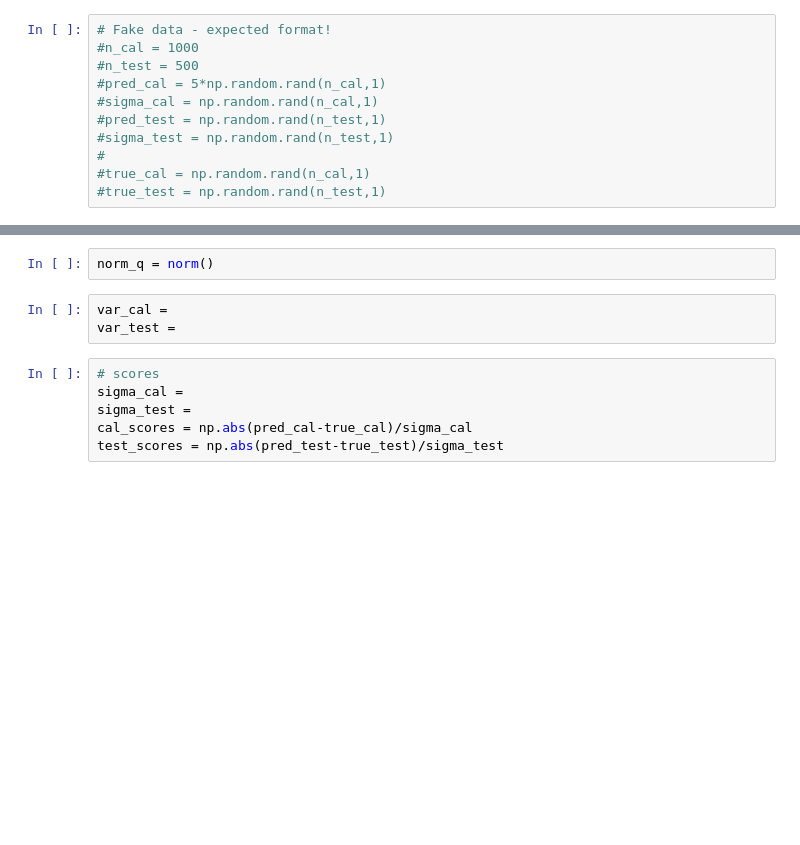
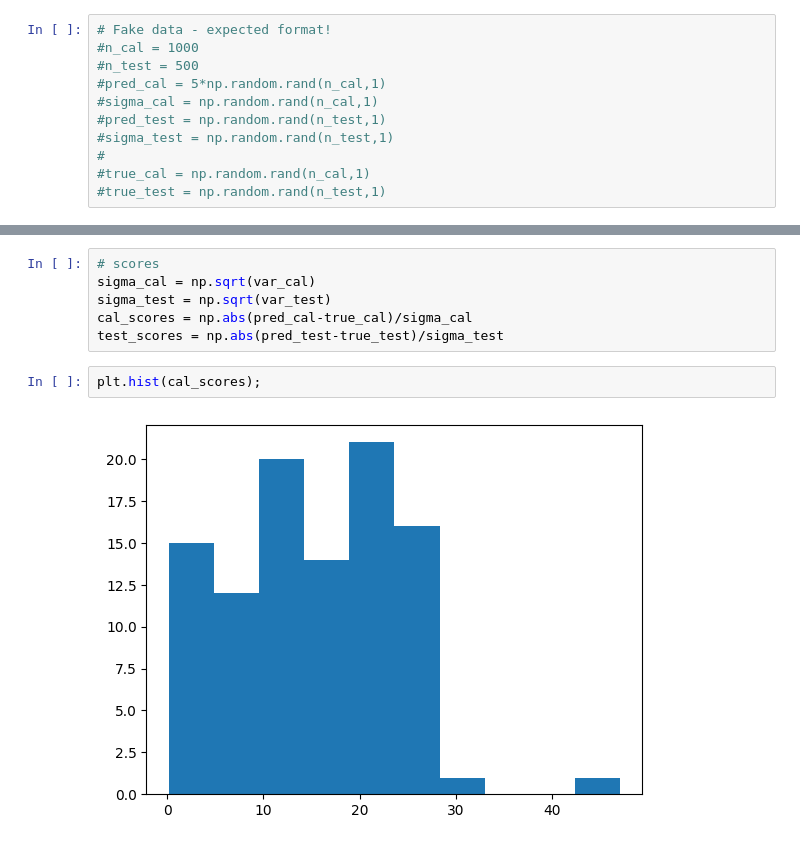
Before and after one commit to JoaoCalem/Conformal-Sparsemax, a Jupyter notebook: conformal_sparsemax/conformal_predictors/conformal_regressor.ipynb, the cells around one changed output, grey strips where cells are left out. Cells and saved outputs as stored; diff of their text form; blank space fills up the shorter version.

```diff
--- a/conformal_sparsemax/conformal_predictors/conformal_regressor.ipynb
+++ b/conformal_sparsemax/conformal_predictors/conformal_regressor.ipynb
@@ -31,15 +47,14 @@ print(f'{n_classes} classes')
 1 classes
-# %%
-norm_q = norm()
-# %%
-var_cal =
-var_test =
 # %%
 # scores
-sigma_cal =
-sigma_test =
+sigma_cal = np.sqrt(var_cal)
+sigma_test = np.sqrt(var_test)
 cal_scores = np.abs(pred_cal-true_cal)/sigma_cal
 test_scores = np.abs(pred_test-true_test)/sigma_test
+# %%
+plt.hist(cal_scores);
+# %% [output]
+[figure, added]
 # %%
 alpha = 0.1
 q_level = np.ceil((n_cal+1)*(1-alpha))/n_cal
```
Also changed, not shown: parts of 9 cells of this notebook.
